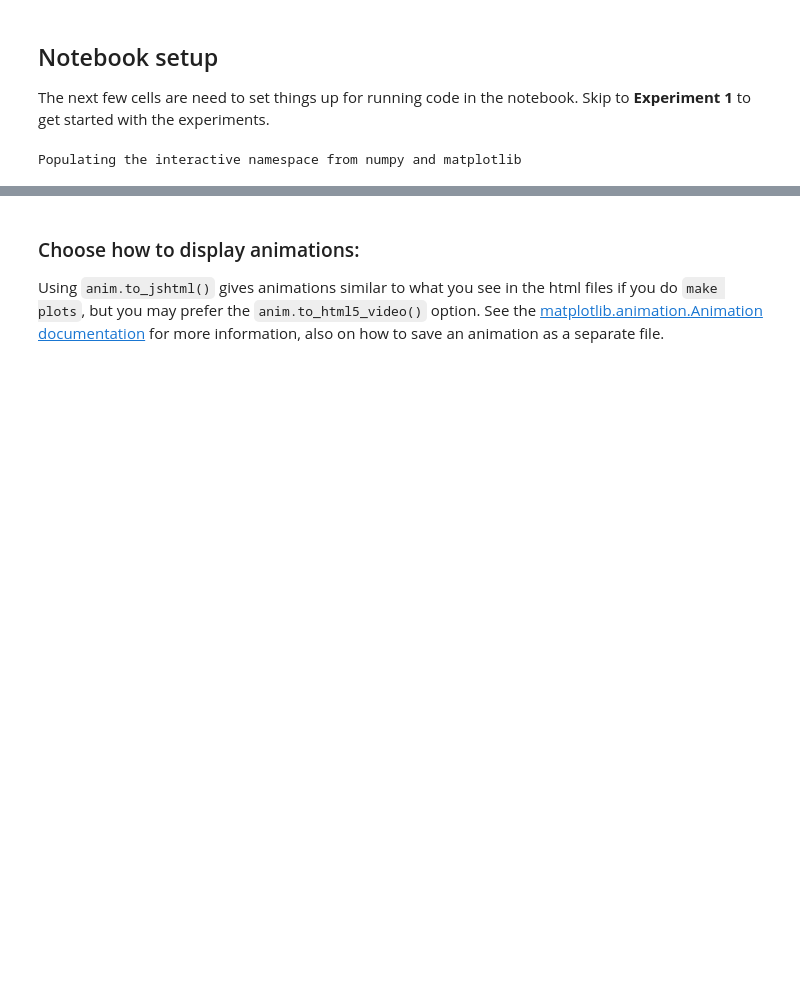
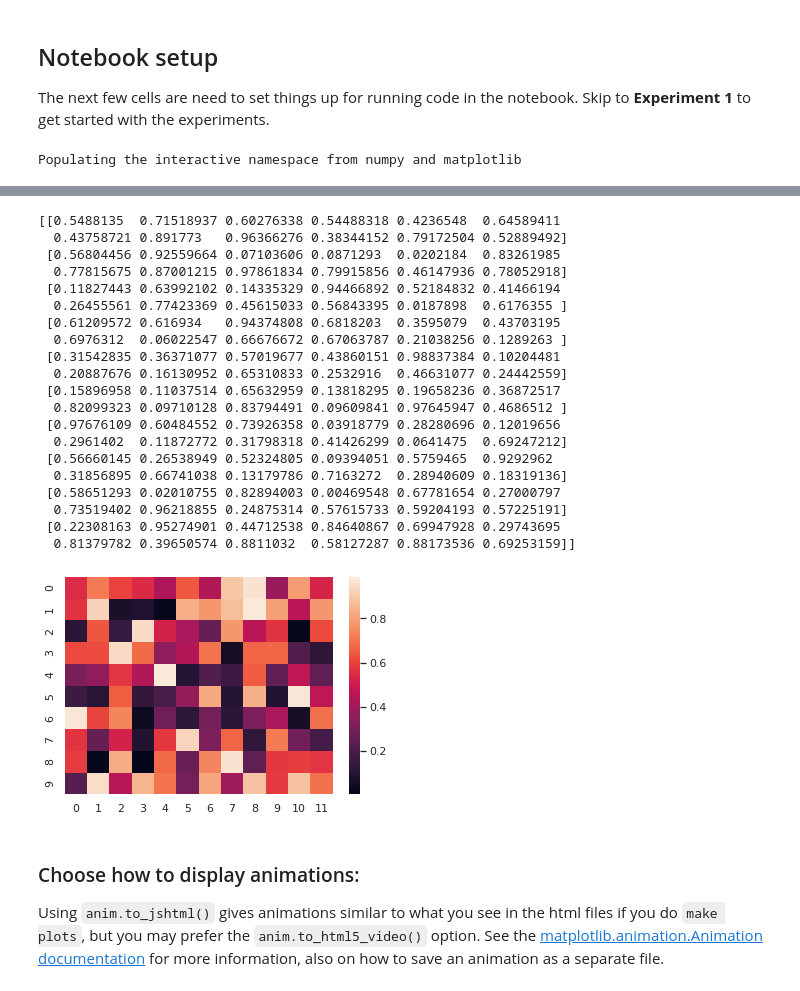
Before and after one commit to NWC-CUAHSI-Summer-Institute/hydroinformatics, a Jupyter notebook: ike/ike.ipynb, the cells around one changed output, grey strips where cells are left out. Saved outputs shown, nothing was run; the diff lists cells and outputs as text; code cells hidden in the pictures; blank space fills up the shorter version.

```diff
--- a/ike/ike.ipynb
+++ b/ike/ike.ipynb
@@ -31,3 +76,31 @@ Populating the interactive namespace from numpy and matplotlib
+# %%
+import numpy as np; np.random.seed(0)
+import seaborn as sns; sns.set_theme()
+uniform_data = np.random.rand(10, 12)
+print(uniform_data)
+ax = sns.heatmap(uniform_data)
+# %% [output]
+[[0.5488135  0.71518937 0.60276338 0.54488318 0.4236548  0.64589411
+  0.43758721 0.891773   0.96366276 0.38344152 0.79172504 0.52889492]
+ [0.56804456 0.92559664 0.07103606 0.0871293  0.0202184  0.83261985
+  0.77815675 0.87001215 0.97861834 0.79915856 0.46147936 0.78052918]
+ [0.11827443 0.63992102 0.14335329 0.94466892 0.52184832 0.41466194
+  0.26455561 0.77423369 0.45615033 0.56843395 0.0187898  0.6176355 ]
+ [0.61209572 0.616934   0.94374808 0.6818203  0.3595079  0.43703195
+  0.6976312  0.06022547 0.66676672 0.67063787 0.21038256 0.1289263 ]
+ [0.31542835 0.36371077 0.57019677 0.43860151 0.98837384 0.10204481
+  0.20887676 0.16130952 0.65310833 0.2532916  0.46631077 0.24442559]
+ [0.15896958 0.11037514 0.65632959 0.13818295 0.19658236 0.36872517
+  0.82099323 0.09710128 0.83794491 0.09609841 0.97645947 0.4686512 ]
+ [0.97676109 0.60484552 0.73926358 0.03918779 0.28280696 0.12019656
+  0.2961402  0.11872772 0.31798318 0.41426299 0.0641475  0.69247212]
+ [0.56660145 0.26538949 0.52324805 0.09394051 0.5759465  0.9292962
+  0.31856895 0.66741038 0.13179786 0.7163272  0.28940609 0.18319136]
+ [0.58651293 0.02010755 0.82894003 0.00469548 0.67781654 0.27000797
+  0.73519402 0.96218855 0.24875314 0.57615733 0.59204193 0.57225191]
+ [0.22308163 0.95274901 0.44712538 0.84640867 0.69947928 0.29743695
+  0.81379782 0.39650574 0.8811032  0.58127287 0.88173536 0.69253159]]
+[figure, added]
 # %%
 from clawpack.clawutil import nbtools
 from clawpack.visclaw import animation_tools
```
Also changed, not shown: parts of 5 cells of this notebook, 7 other files.
